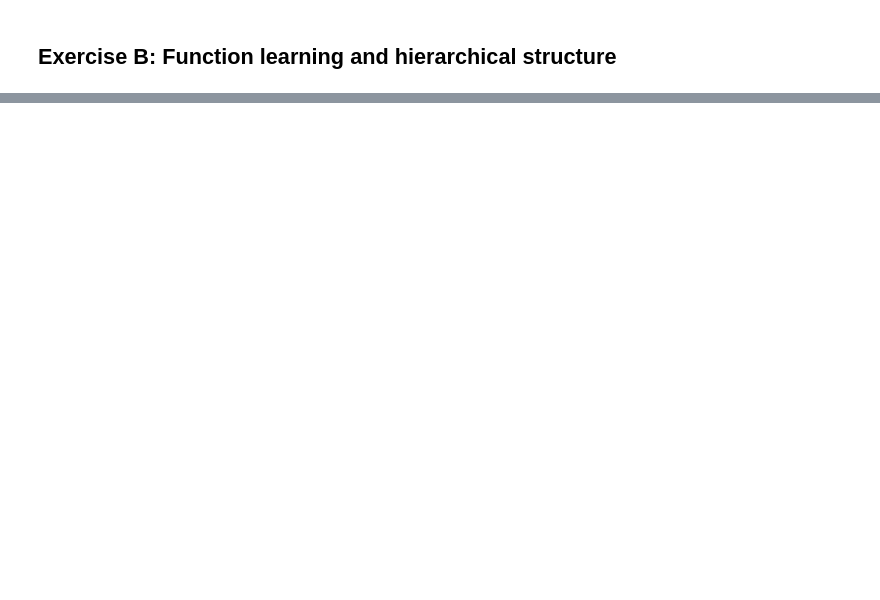
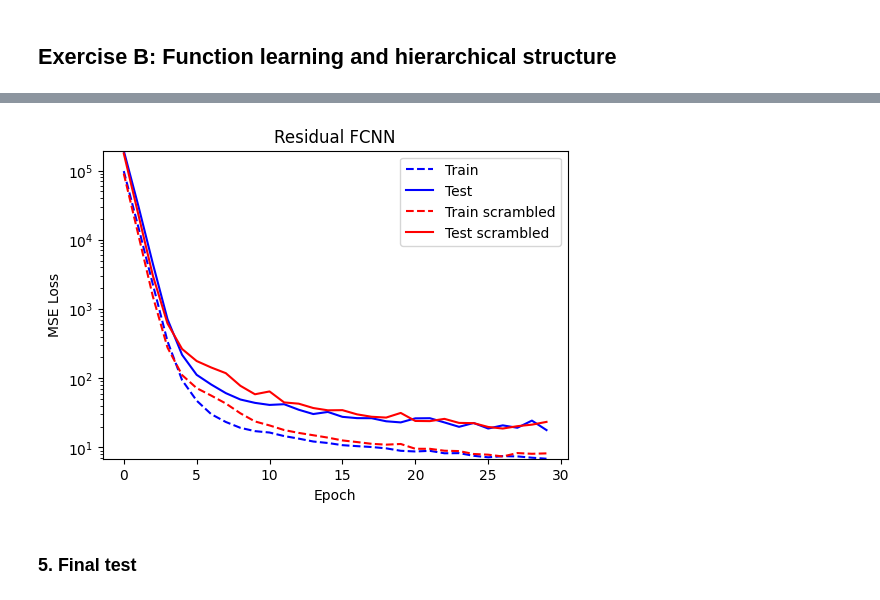
Before and after one commit to GabrielePintus/AdvancedDL-KernelMethods, a Jupyter notebook: Challenges/2/notebook.ipynb, the cells around one changed output, grey strips where cells are left out. Saved outputs shown, nothing was run; the diff lists cells and outputs as text; code cells hidden in the pictures; blank space fills up the shorter version.

```diff
--- a/Challenges/2/notebook.ipynb
+++ b/Challenges/2/notebook.ipynb
@@ -336,0 +380,6 @@ plt.show()
+# %%
+from torch.optim import Adam
+
+lr = 1e-3
+weight_decay = 1e-5
+betas = (0.9, 0.999)
@@ -336,0 +388,10 @@ plt.show()
+# %%
+train_losses, test_losses = train_resnet(
+    res_fcnn,
+    train_loader,
+    test_loader,
+    optimizer=Adam(res_fcnn.parameters(), lr=lr, weight_decay=weight_decay, betas=betas),
+    criterion=nn.MSELoss(),
+    n_epochs = N_EPOCHS,
+    device = device
+)
@@ -336,0 +400,10 @@ plt.show()
+# %%
+train_losses_scrambled, test_losses_scrambled = train_resnet(
+    res_fcnn_scrambled,
+    train_loader_scrambled,
+    test_loader_scrambled,
+    optimizer=Adam(res_fcnn_scrambled.parameters(), lr=lr, weight_decay=weight_decay, betas=betas),
+    criterion=nn.MSELoss(),
+    n_epochs = N_EPOCHS,
+    device = device
+)
@@ -336,0 +426,20 @@ plt.show()
+# %%
+y_min = min(min(train_losses), min(test_losses), min(train_losses_scrambled), min(test_losses_scrambled))
+y_max = max(max(train_losses), max(test_losses), max(train_losses_scrambled), max(test_losses_scrambled))
+
+plt.figure(figsize=(6, 4))
+plt.plot(train_losses, label="Train", color='blue', linestyle='dashed')
+plt.plot(test_losses, label="Test", color='blue')
+plt.plot(train_losses_scrambled, label="Train scrambled", color='red', linestyle='dashed')
+plt.plot(test_losses_scrambled, label="Test scrambled", color='red')
+plt.ylim(y_min, y_max)
+plt.title("Residual FCNN")
+plt.xlabel("Epoch")
+plt.ylabel("MSE Loss")
+plt.yscale('log')
+plt.legend()
+plt.show()
+# %% [output]
+[figure, added]
+# %% [markdown]
+### 5. Final test
```
Also changed, not shown: parts of 19 cells of this notebook, 2 other files.
